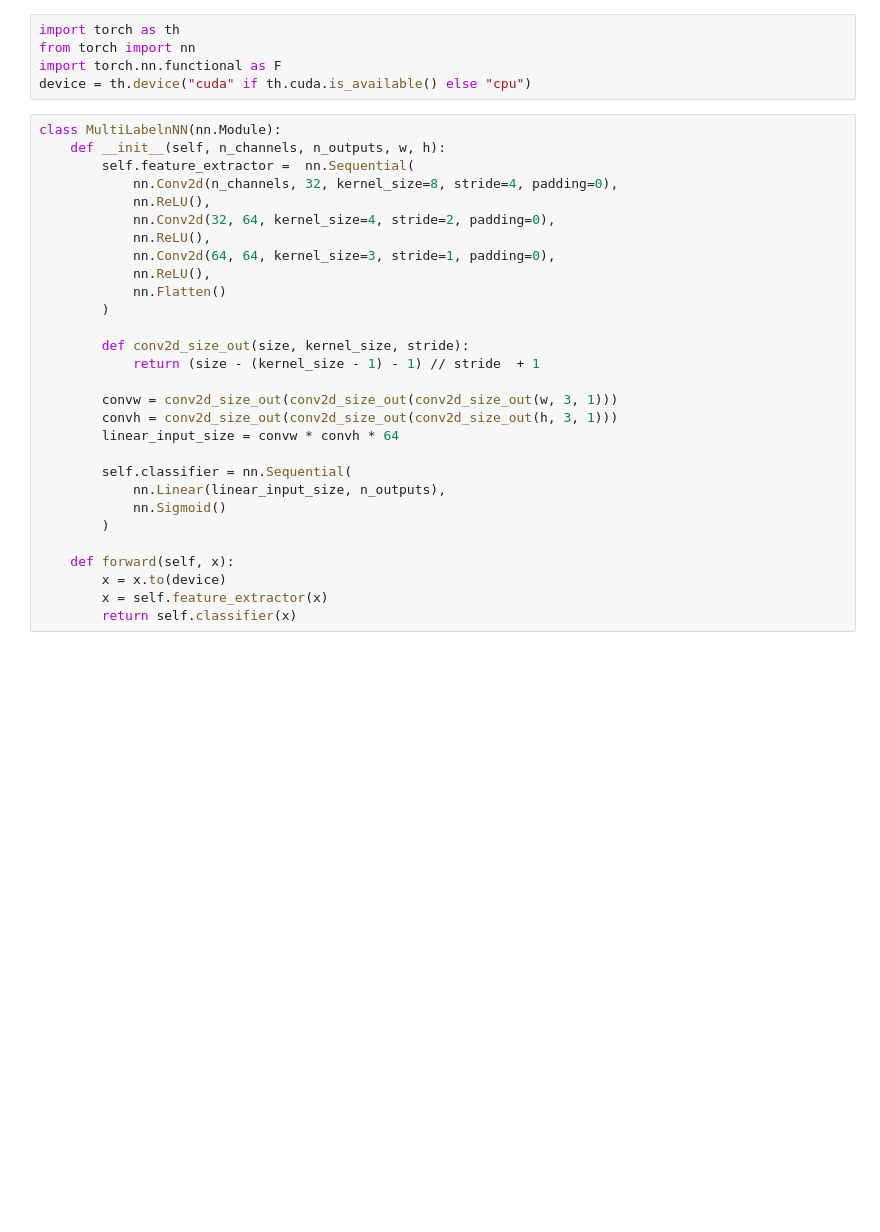
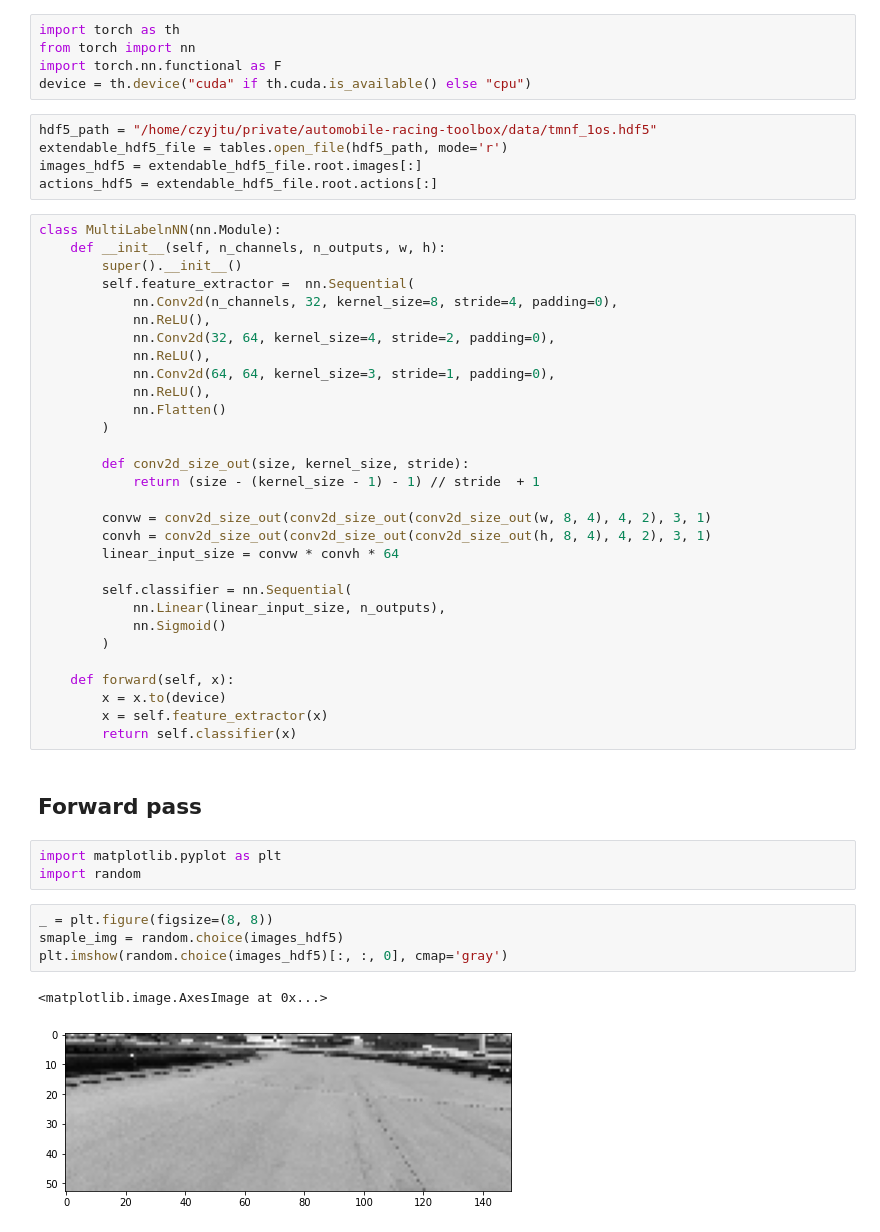
Before and after one commit to jupiterb/automobile-racing-toolbox, a Jupyter notebook: scripts/behavioural_cloning/preprocessing.ipynb, the cells around one changed output. Saved outputs shown, nothing was run; the diff lists cells and outputs as text; blank space fills up the shorter version.

```diff
--- a/scripts/behavioural_cloning/preprocessing.ipynb
+++ b/scripts/behavioural_cloning/preprocessing.ipynb
@@ -28,9 +12,15 @@ import torch as th
 from torch import nn
 import torch.nn.functional as F
 device = th.device("cuda" if th.cuda.is_available() else "cpu")
+# %%
+hdf5_path = "/home/czyjtu/private/automobile-racing-toolbox/data/tmnf_1os.hdf5"
+extendable_hdf5_file = tables.open_file(hdf5_path, mode='r')
+images_hdf5 = extendable_hdf5_file.root.images[:]
+actions_hdf5 = extendable_hdf5_file.root.actions[:]
 # %%
 class MultiLabelnNN(nn.Module):
     def __init__(self, n_channels, n_outputs, w, h):
+        super().__init__()
         self.feature_extractor =  nn.Sequential(
             nn.Conv2d(n_channels, 32, kernel_size=8, stride=4, padding=0),
             nn.ReLU(),
@@ -44,8 +34,8 @@ class MultiLabelnNN(nn.Module):
         def conv2d_size_out(size, kernel_size, stride):
             return (size - (kernel_size - 1) - 1) // stride  + 1
 
-        convw = conv2d_size_out(conv2d_size_out(conv2d_size_out(w, 3, 1)))
-        convh = conv2d_size_out(conv2d_size_out(conv2d_size_out(h, 3, 1)))
+        convw = conv2d_size_out(conv2d_size_out(conv2d_size_out(w, 8, 4), 4, 2), 3, 1)
+        convh = conv2d_size_out(conv2d_size_out(conv2d_size_out(h, 8, 4), 4, 2), 3, 1)
         linear_input_size = convw * convh * 64
 
         self.classifier = nn.Sequential(
@@ -57,3 +47,15 @@ class MultiLabelnNN(nn.Module):
         x = x.to(device)
         x = self.feature_extractor(x)
         return self.classifier(x)
+# %% [markdown]
+## Forward pass
+# %%
+import matplotlib.pyplot as plt
+import random
+# %%
+_ = plt.figure(figsize=(8, 8))
+smaple_img = random.choice(images_hdf5)
+plt.imshow(random.choice(images_hdf5)[:, :, 0], cmap='gray')
+# %% [output]
+<matplotlib.image.AxesImage at 0x...>
+[figure, added]
```
Also changed, not shown: parts of 5 cells of this notebook.
